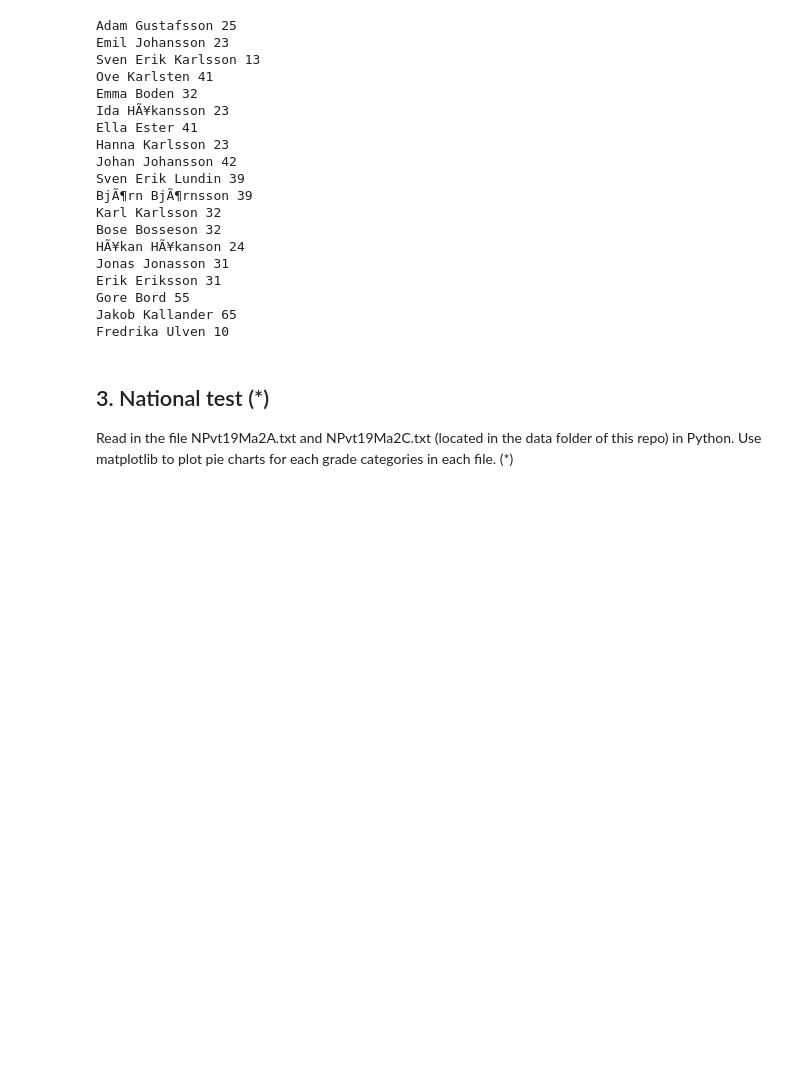
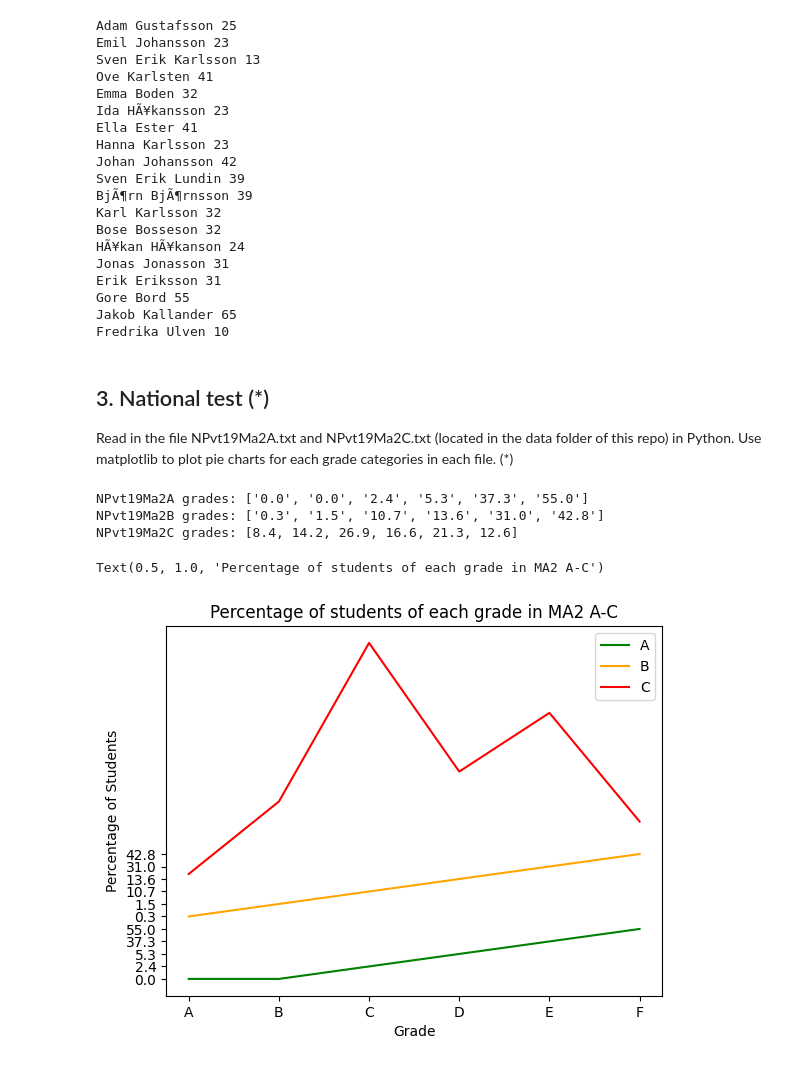
Before and after one commit to Andreas-Svensson/python, a Jupyter notebook: Exercises/E08-file-handling.ipynb, the cells around one changed output. Saved outputs shown, nothing was run; the diff lists cells and outputs as text; code cells hidden in the pictures; blank space fills up the shorter version.

```diff
--- a/Exercises/E08-file-handling.ipynb
+++ b/Exercises/E08-file-handling.ipynb
@@ -136,3 +136,52 @@ with open(file_path, "r") as f_read, open(file_path, "a") as f_append: # open fi
 # %% [markdown]
 ## 3. National test (*)
 Read in the file NPvt19Ma2A.txt and NPvt19Ma2C.txt (located in the data folder of this repo) in Python. Use matplotlib to plot pie charts for each grade categories in each file. (*)
+# %%
+import matplotlib.pyplot as plt
+file_path_a = "assets/NPvt19Ma2A.txt"
+file_path_b = "assets/NPvt19Ma2B.txt"
+file_path_c = "assets/NPvt19Ma2C.txt"
+grades_a = []
+grades_b = []
+grades_c = []
+grades_list = ["A", "B", "C", "D", "E", "F"]
+characters_to_clean = "ABCDEF %\n"
+
+
+with open(file_path_a, "r") as file_a:
+    for row in file_a:
+        for character in characters_to_clean:
+            row = row.replace(character, "")
+        grades_a.append(float(row))
+
+with open(file_path_b, "r") as file_b:
+    for row in file_b:
+        for character in characters_to_clean:
+            row = row.replace(character, "")
+        grades_b.append(float(row))
+
+with open(file_path_c, "r") as file_c:
+    for row in file_c:
+        for character in characters_to_clean:
+            row = row.replace(character, "")
+        grades_c.append(float(row))
+
+print(f"NPvt19Ma2A grades: {grades_a}")
+print(f"NPvt19Ma2B grades: {grades_b}")
+print(f"NPvt19Ma2C grades: {grades_c}")
+plt.plot(grades_list, grades_a, label = "A", color = 'green')
+plt.plot(grades_list, grades_b, label = "B", color = 'orange')
+plt.plot(grades_list, grades_c, label = "C", color = 'red')
+
+
+plt.legend()
+
+plt.xlabel("Grade")
+plt.ylabel("Percentage of Students")
+plt.title("Percentage of students of each grade in MA2 A-C")
+# %% [output]
+NPvt19Ma2A grades: ['0.0', '0.0', '2.4', '5.3', '37.3', '55.0']
+NPvt19Ma2B grades: ['0.3', '1.5', '10.7', '13.6', '31.0', '42.8']
+NPvt19Ma2C grades: [8.4, 14.2, 26.9, 16.6, 21.3, 12.6]
+Text(0.5, 1.0, 'Percentage of students of each grade in MA2 A-C')
+[figure, added]
```
